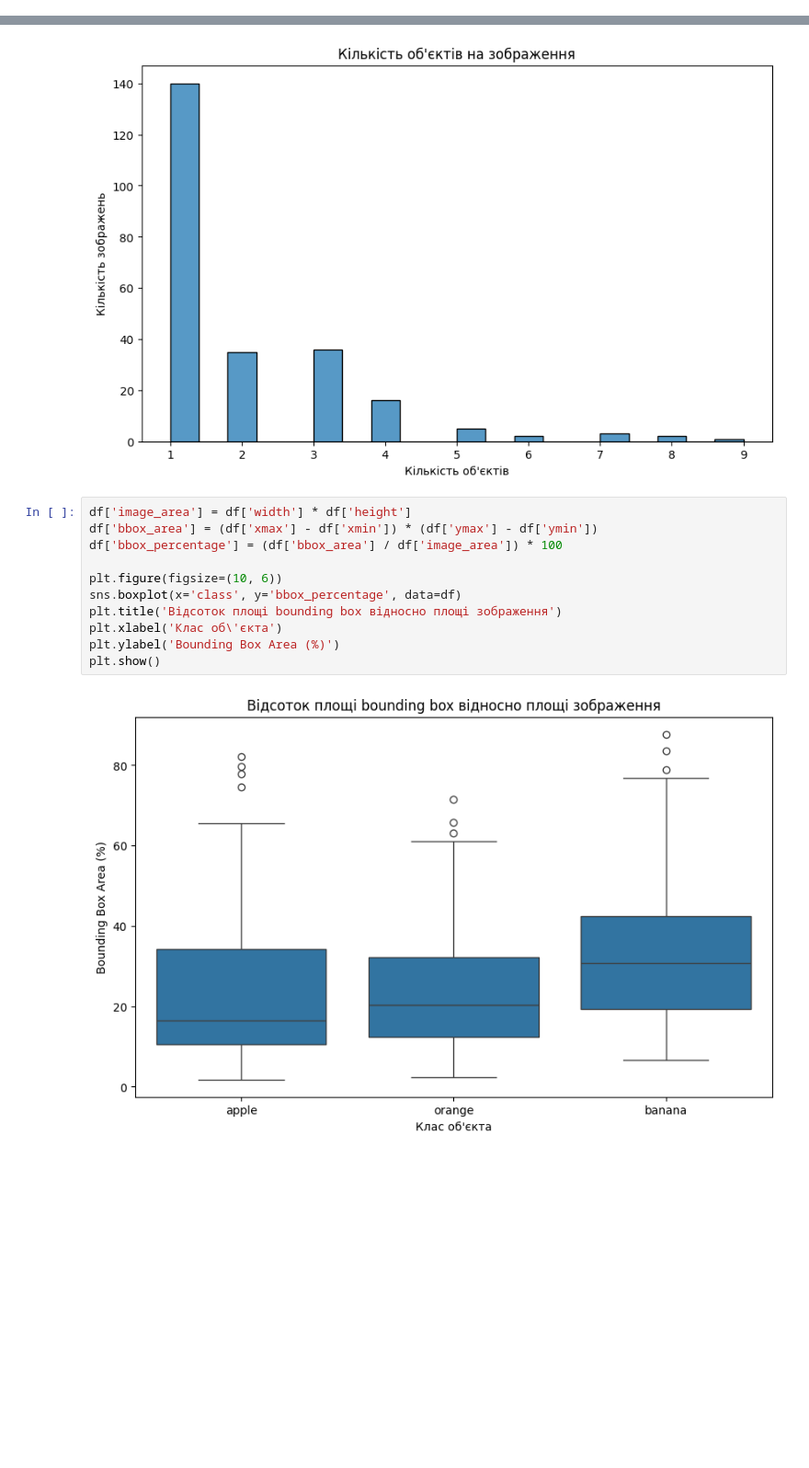
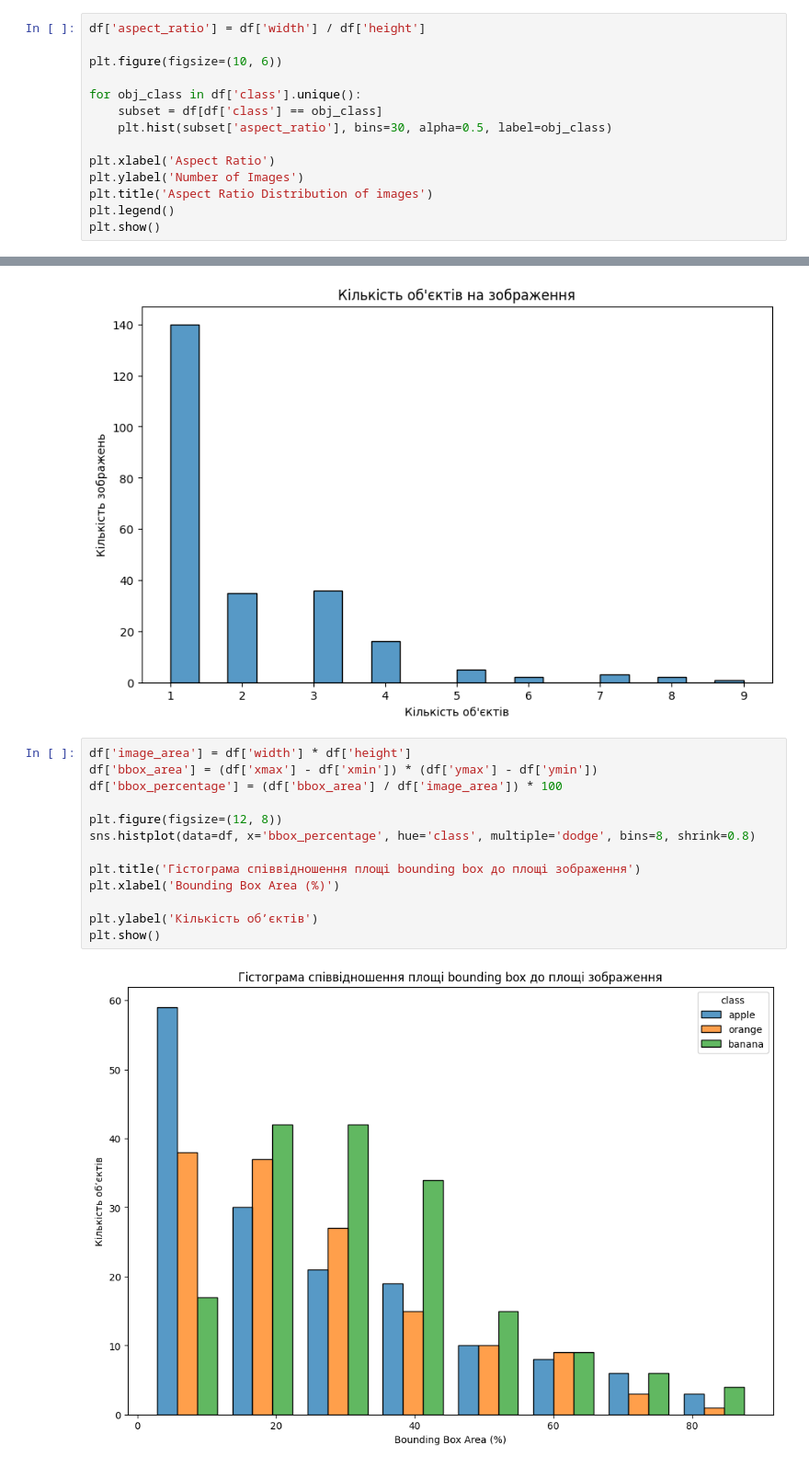
Before and after one commit to mar4enkom/neural-networks-lab, a Jupyter notebook: EDA.ipynb, the cells around one changed output, grey strips where cells are left out. Shown at 92% size. Saved outputs shown, nothing was run; the diff lists cells and outputs as text; blank space fills up the shorter version.

```diff
--- a/EDA.ipynb
+++ b/EDA.ipynb
@@ -104,0 +133,14 @@ plt.show()
+# %%
+df['aspect_ratio'] = df['width'] / df['height']
+
+plt.figure(figsize=(10, 6))
+
+for obj_class in df['class'].unique():
+    subset = df[df['class'] == obj_class]
+    plt.hist(subset['aspect_ratio'], bins=30, alpha=0.5, label=obj_class)
+
+plt.xlabel('Aspect Ratio')
+plt.ylabel('Number of Images')
+plt.title('Aspect Ratio Distribution of images')
+plt.legend()
+plt.show()
@@ -125,13 +169,15 @@ plt.show()
 # %%
 df['image_area'] = df['width'] * df['height']
 df['bbox_area'] = (df['xmax'] - df['xmin']) * (df['ymax'] - df['ymin'])
 df['bbox_percentage'] = (df['bbox_area'] / df['image_area']) * 100
 
-plt.figure(figsize=(10, 6))
-sns.boxplot(x='class', y='bbox_percentage', data=df)
-plt.title('Відсоток площі bounding box відносно площі зображення')
-plt.xlabel('Клас об\'єкта')
-plt.ylabel('Bounding Box Area (%)')
+plt.figure(figsize=(12, 8))
+sns.histplot(data=df, x='bbox_percentage', hue='class', multiple='dodge', bins=8, shrink=0.8)
+
+plt.title('Гістограма співвідношення площі bounding box до площі зображення')
+plt.xlabel('Bounding Box Area (%)')
+
+plt.ylabel('Кількість обʼєктів')
 plt.show()
 # %% [output]
-[figure, old version]
+[figure, new version]
```
Also changed, not shown: parts of 12 cells of this notebook.
